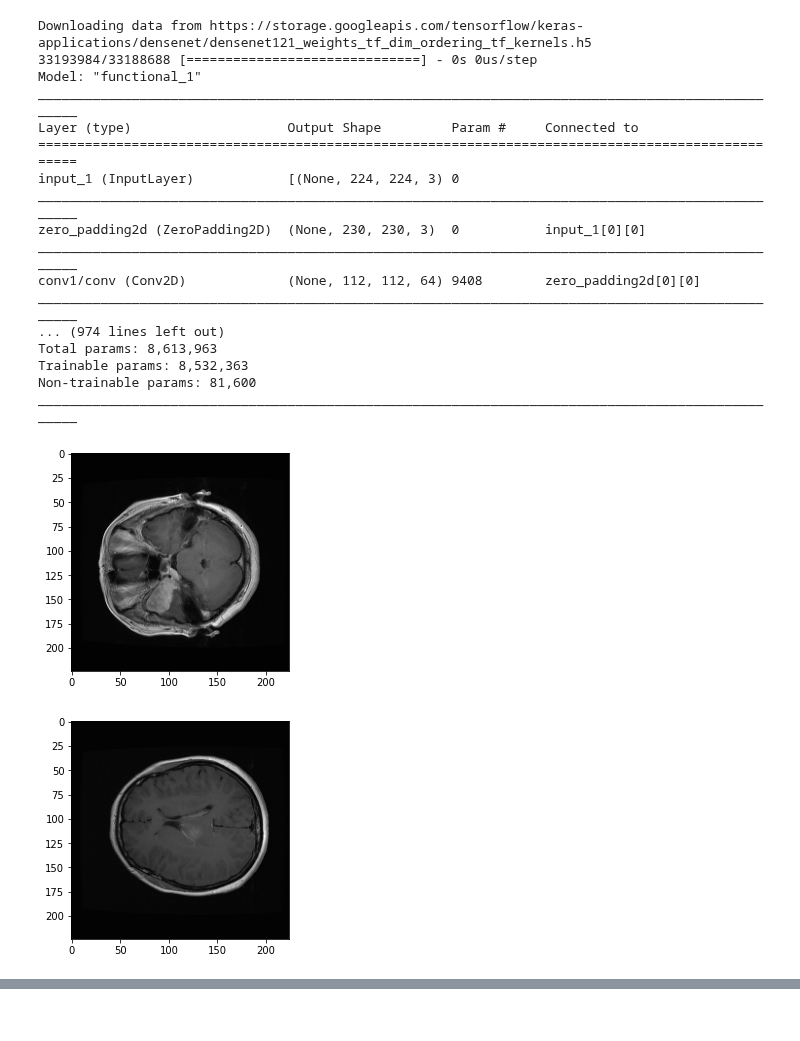
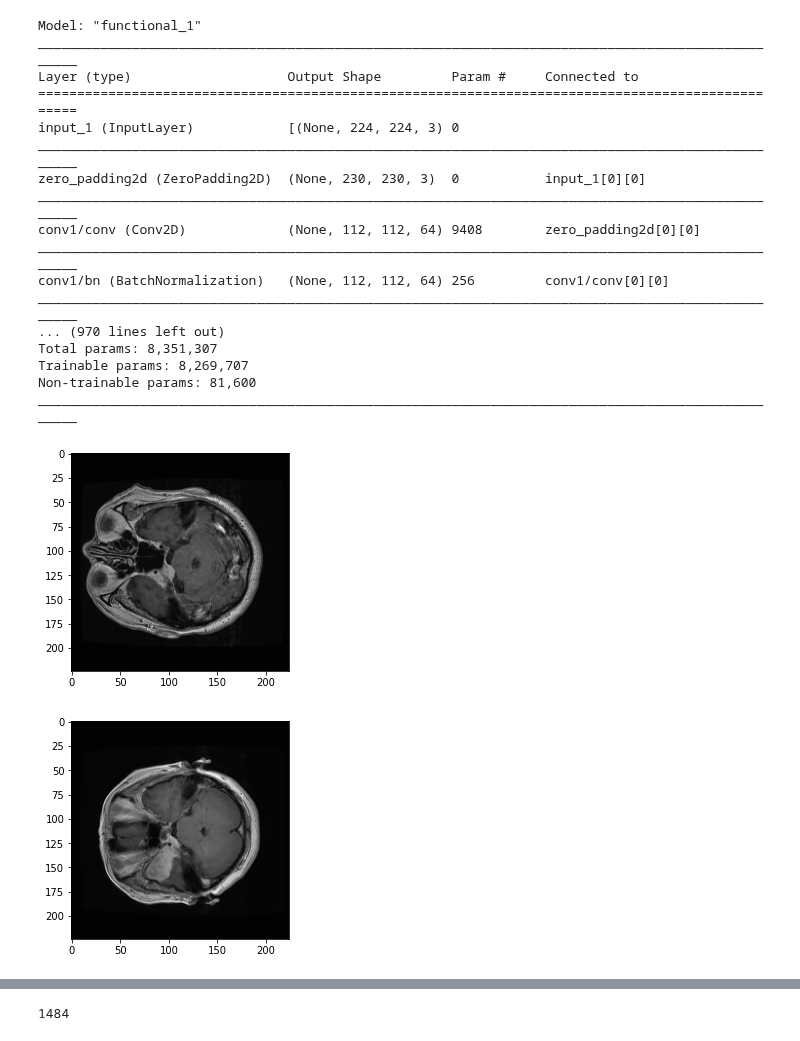
Before and after one commit to greyhound101/segmentation, a Jupyter notebook: trying_new_global.ipynb, the cells around one changed output, grey strips where cells are left out. Drawn from its saved outputs; the diff is of its cells as text; code cells hidden in the pictures.

```diff
--- a/trying_new_global.ipynb
+++ b/trying_new_global.ipynb
@@ -333,7 +333,8 @@ def load_model():
 
   inp_d = mod.get_layer('conv5_block16_concat').output
   d = keras.layers.GlobalAveragePooling2D()(inp_d)
-  d = Dense(512)(d)
+  d = Flatten()(d)
+  d = Dense(512, name='here3')(d)
 
 
 
@@ -365,8 +366,6 @@ def load_model():
   c = Dense(3, activation="softmax")(c)
   c = Reshape((-1,3))(c)
 
-  d = Flatten()(d)
-  d = Dense(512, name='here3')(d)
   d = Dense(3, activation="softmax")(d)
   d = Reshape((-1,3))(d)
 
@@ -378,8 +377,6 @@ def load_model():
 mod=load_model()
 mod.summary()
 # %% [output]
-Downloading data from https://storage.googleapis.com/tensorflow/keras-applications/densenet/densenet121_weights_tf_dim_ordering_tf_kernels.h5
-33193984/33188688 [==============================] - 0s 0us/step
 Model: "functional_1"
 __________________________________________________________________________________________________
 Layer (type)                    Output Shape         Param #     Connected to
@@ -390,9 +387,11 @@ zero_padding2d (ZeroPadding2D)  (None, 230, 230, 3)  0           input_1[0][0]
 __________________________________________________________________________________________________
 conv1/conv (Conv2D)             (None, 112, 112, 64) 9408        zero_padding2d[0][0]
 __________________________________________________________________________________________________
-... (974 lines left out)
-Total params: 8,613,963
-Trainable params: 8,532,363
+conv1/bn (BatchNormalization)   (None, 112, 112, 64) 256         conv1/conv[0][0]
+__________________________________________________________________________________________________
+... (970 lines left out)
+Total params: 8,351,307
+Trainable params: 8,269,707
 Non-trainable params: 81,600
 __________________________________________________________________________________________________
 # %%
@@ -483,7 +482,7 @@ times_last={}
         for ky in data.keys():
             dk[ky].extend(data[ky])
     return dk
-  index=4
+  index=5
   epoch=50
   pre_acc=0
   best=0
@@ -510,7 +509,7 @@ times_last={}
 
 
   #compiling the model
-  model.compile(optimizer=Adam(1e-4,decay=1e-4),
+  model.compile(optimizer=Adam(3e-4,decay=3e-4),
                      loss='categorical_crossentropy',
                      metrics=['accuracy'])
   train_data = DataGenerator(trn_x,pd.get_dummies(trn_y), batch_size=4, augment=True)
@@ -538,32 +537,32 @@ times_last={}
 
 
 
 
   #getting the accuracy
   new_acc=accuracy_score(pre,tst_y)
 
 
 
 
   #storing the predictions
   final_accuracy_last[fold]=new_acc
 
 
 
 
 
 
 
 
   #storing the answers
   answers_last[fold]=tst_y
 
 
 
 
   #freeing memory
   del([tst_x,tst_y])
   gc.collect()
 # %% [output]
-[figure, old version]
+[figure, new version]
-[figure, old version]
+[figure, new version]
@@ -571,4 +570,5 @@ WARNING:tensorflow:From <ipython-input-11-71c3f105dc3b>:45: Model.fit_generator
 Instructions for updating:
 Please use Model.fit, which supports generators.
+1484
 # %%
 plt.plot(history_last[fold]['loss'])
```
Also changed, not shown: parts of 4 cells of this notebook.
